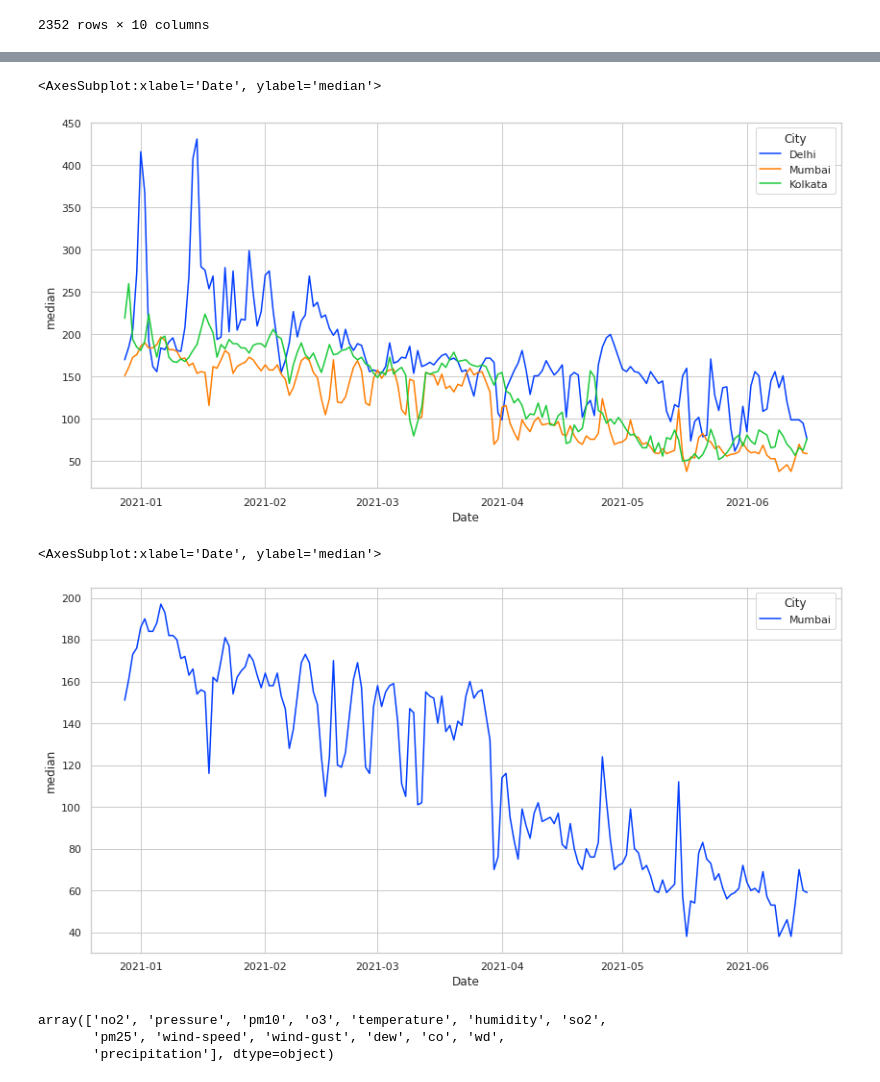
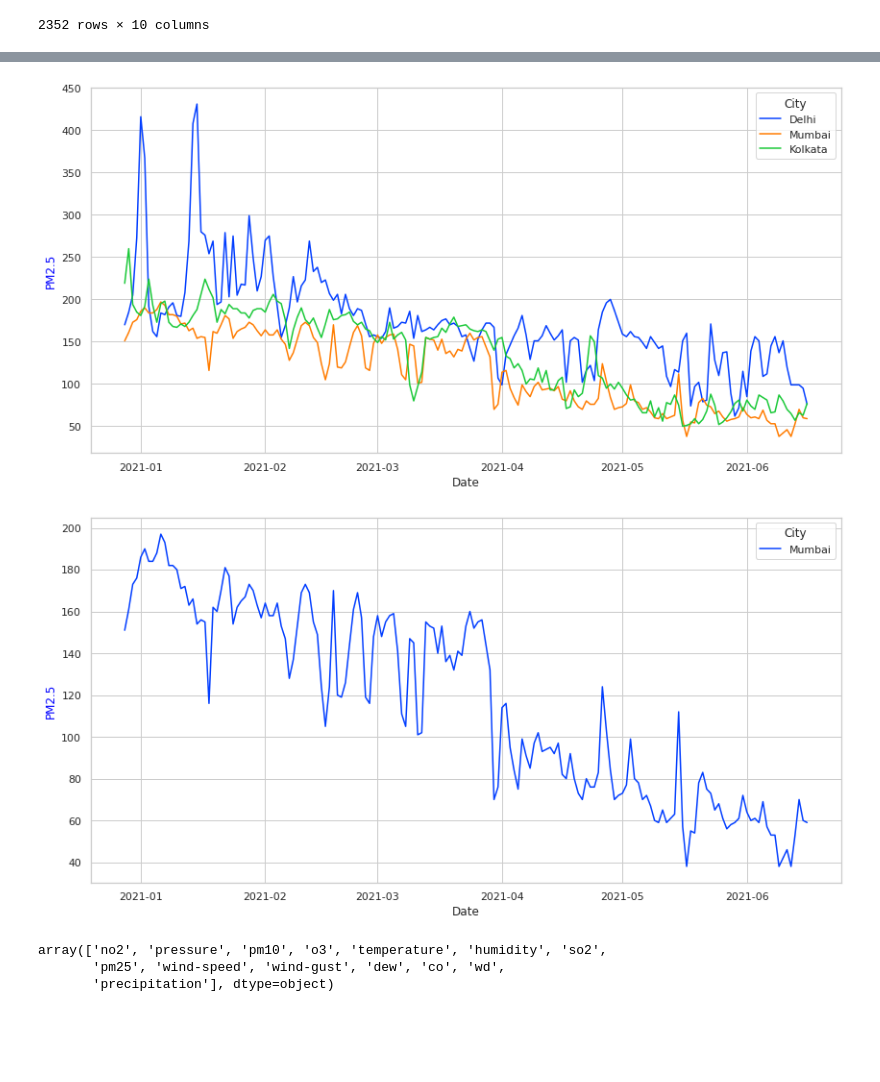
Before and after one commit to algoasylum/ExploringTheUnseen, a Jupyter notebook: code/2021_lineplot.ipynb, the cells around one changed output, grey strips where cells are left out. Cells and saved outputs as stored; diff of their text form; code cells hidden in the pictures; blank space fills up the shorter version.

```diff
--- a/code/2021_lineplot.ipynb
+++ b/code/2021_lineplot.ipynb
@@ -84,19 +98,21 @@ sns.lineplot(df20viz.Date,df20viz['median'],hue=df20viz.City,ax=ax[1])
 # %%
 df21p25s = df21p25[df21p25.City.isin(['Delhi','Kolkata','Mumbai'])]
 # %%
-fig = plt.subplots(1,1,figsize = (14,7),sharex=True,sharey=True)
+fig,ax = plt.subplots(1,1,figsize = (14,7),sharex=True,sharey=True)
 sns.lineplot(df21p25s.Date,df21p25s['median'],hue = df21p25s.City)
+ax.set_ylabel('PM2.5', fontsize=12,c='blue')
+fig.savefig(f'images/2021_3.png',bbox_inches='tight')
 # %% [output]
-<AxesSubplot:xlabel='Date', ylabel='median'>
-[figure, old version]
+[figure, new version]
 # %%
 df21p25s = df21p25[df21p25.City.isin(['Mumbai'])]
 # %%
-fig = plt.subplots(1,1,figsize = (14,7),sharex=True,sharey=True)
+fig,ax = plt.subplots(1,1,figsize = (14,7),sharex=True,sharey=True)
 sns.lineplot(df21p25s.Date,df21p25s['median'],hue = df21p25s.City)
+ax.set_ylabel('PM2.5', fontsize=12,c='blue')
+fig.savefig(f'images/2021_4.png',bbox_inches='tight')
 # %% [output]
-<AxesSubplot:xlabel='Date', ylabel='median'>
-[figure, old version]
+[figure, new version]
 # %%
 city = df21.City.unique()
 specie = df21.Specie.unique()
```
Also changed, not shown: parts of 5 cells of this notebook, 8 other files.
